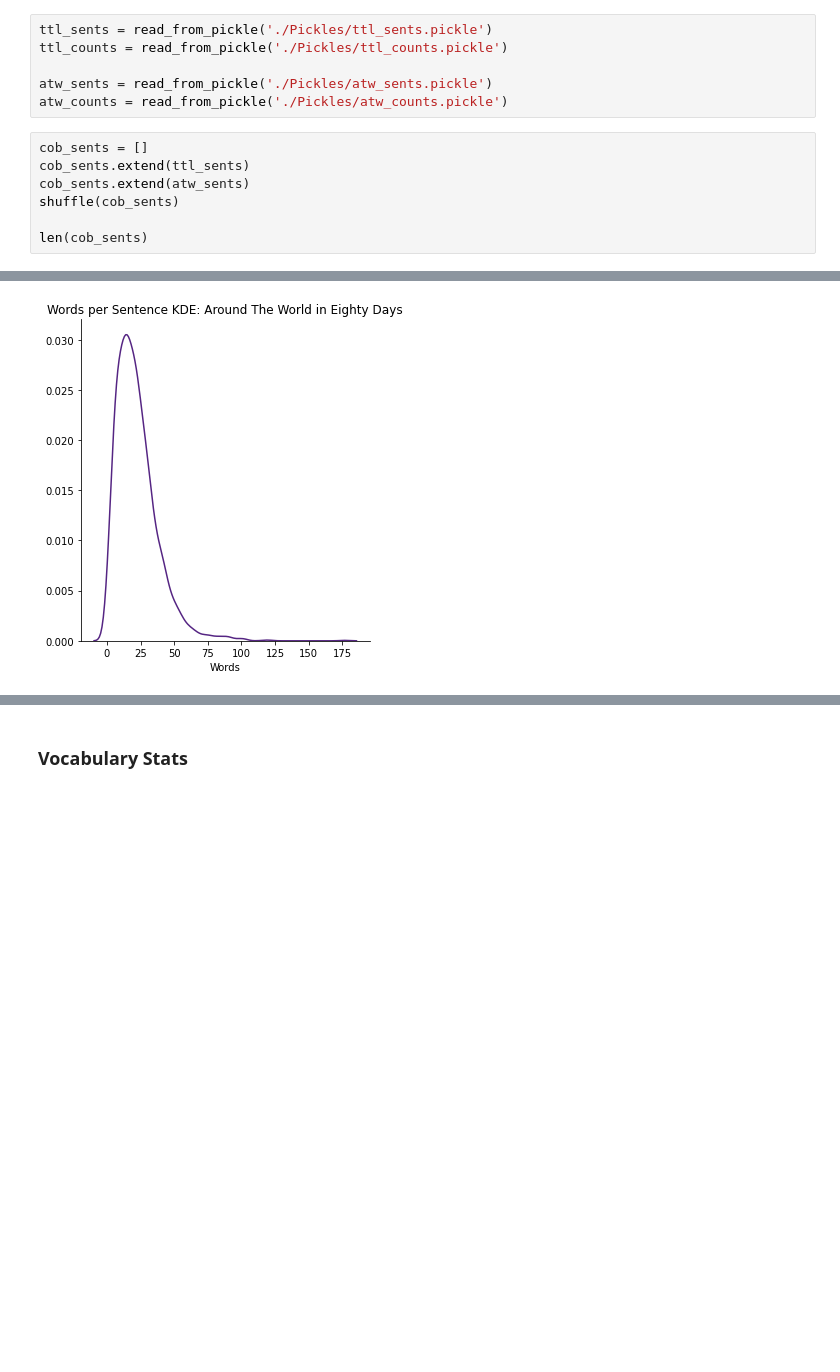
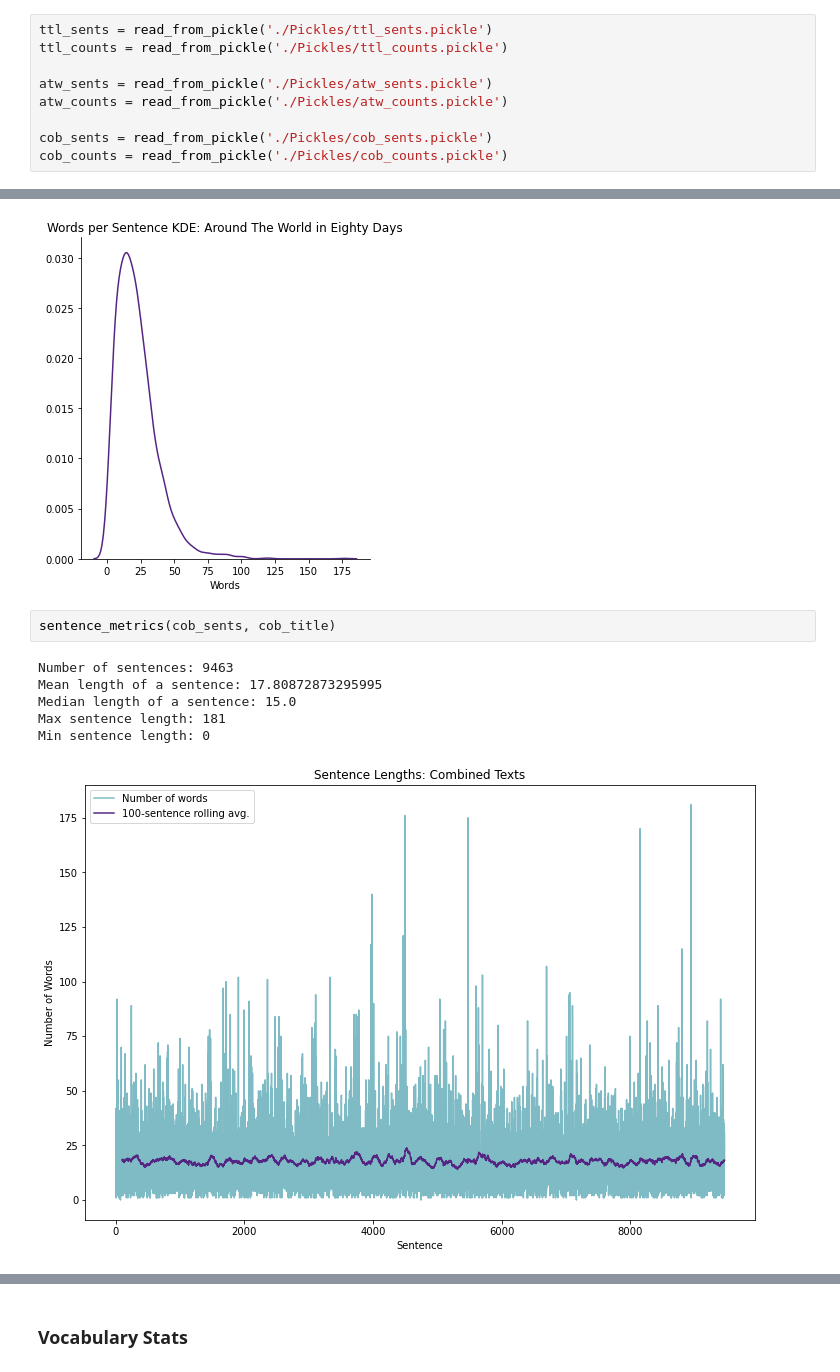
Before and after one commit to samar14641/ql-vocab-nets, a Jupyter notebook: quantitative_linguistics.ipynb, the cells around one changed output, grey strips where cells are left out. Drawn from its saved outputs; the diff is of its cells as text; blank space fills up the shorter version.

Commit message:
created corpus pickles, ran QL file

```diff
--- a/quantitative_linguistics.ipynb
+++ b/quantitative_linguistics.ipynb
@@ -41,10 +40,6 @@ ttl_counts = read_from_pickle('./Pickles/ttl_counts.pickle')
 
 atw_sents = read_from_pickle('./Pickles/atw_sents.pickle')
 atw_counts = read_from_pickle('./Pickles/atw_counts.pickle')
+
+cob_sents = read_from_pickle('./Pickles/cob_sents.pickle')
+cob_counts = read_from_pickle('./Pickles/cob_counts.pickle')
-# %%
-cob_sents = []
-cob_sents.extend(ttl_sents)
-cob_sents.extend(atw_sents)
-shuffle(cob_sents)
-
-len(cob_sents)
@@ -113,3 +106,12 @@ Max sentence length: 176
 Min sentence length: 0
 [figure]
 [figure]
+# %%
+sentence_metrics(cob_sents, cob_title)
+# %% [output]
+Number of sentences: 9463
+Mean length of a sentence: 17.80872873295995
+Median length of a sentence: 15.0
+Max sentence length: 181
+Min sentence length: 0
+[figure, added]
```
Also changed, not shown: parts of 6 cells of this notebook, 3 other files.
